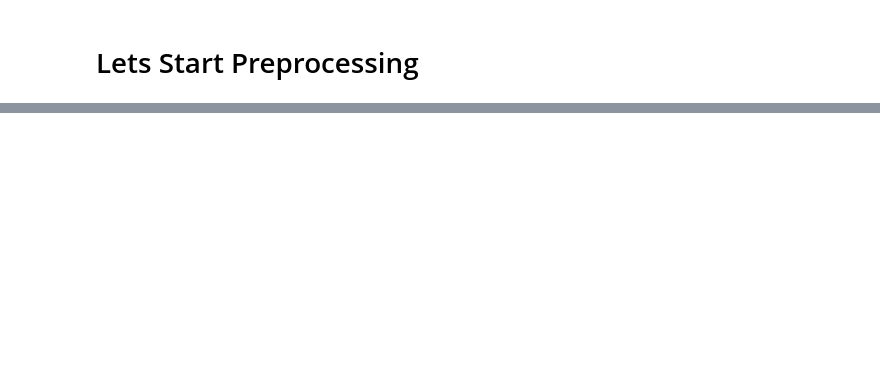
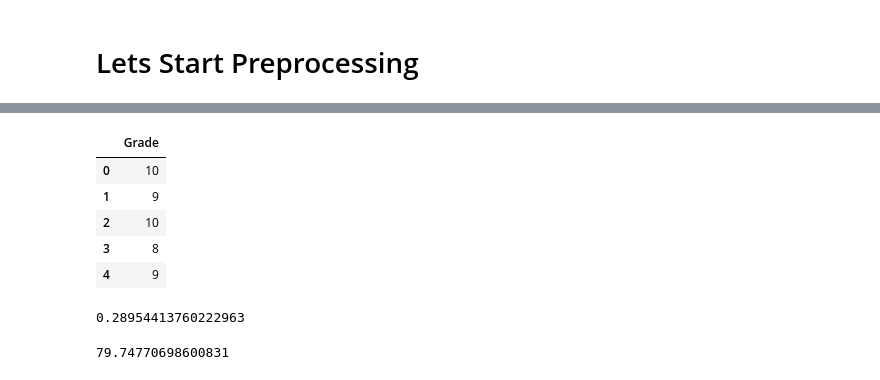
Before and after one commit to frtug/PredictDifficulty, a Jupyter notebook: first.ipynb, the cells around one changed output, grey strips where cells are left out. Saved outputs shown, nothing was run; the diff lists cells and outputs as text; code cells hidden in the pictures; blank space fills up the shorter version.

```diff
--- a/first.ipynb
+++ b/first.ipynb
@@ -91,0 +179,2 @@ AttributeError: can't set attribute
+# %%
+y = data.iloc[:,[3]]
@@ -91,0 +185,9 @@ AttributeError: can't set attribute
+# %%
+y.head()
+# %% [output]
+|  | Grade |
+| 0 | 10 |
+| 1 | 9 |
+| 2 | 10 |
+| 3 | 8 |
+| 4 | 9 |
@@ -91,0 +198,12 @@ AttributeError: can't set attribute
+# %%
+
+from sklearn.pipeline import Pipeline
+from sklearn.linear_model import LogisticRegression
+from sklearn.metrics import r2_score
+#Using the pipeline
+pipe=Pipeline([('sls',StandardScaler()),('logistic Reg',LogisticRegression(random_state=2)) ])
+pipe.fit(x_train,y_train)
+y_pred=pipe.predict(x_test)
+print(r2_score(y_pred,y_test))
+# %% [output]
+0.28954413760222963
@@ -91,0 +212,7 @@ AttributeError: can't set attribute
+# %%
+svm=SVC(kernel='linear')
+svm.fit(x_train,y_train)
+x_s=svm.predict(x_test)
+print(r2_score(x_s,y_test)*100)
+# %% [output]
+79.74770698600831
```
Also changed, not shown: parts of 25 cells of this notebook, 4 other files.
